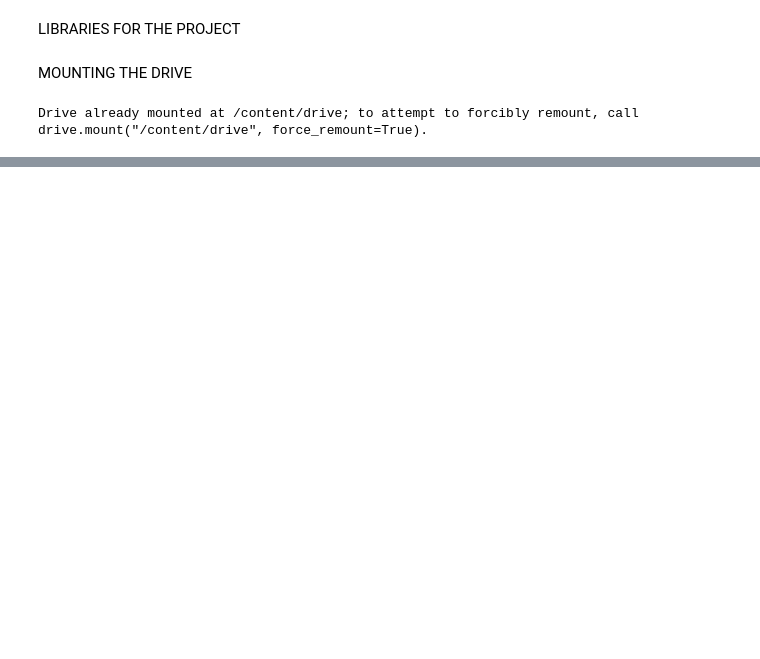
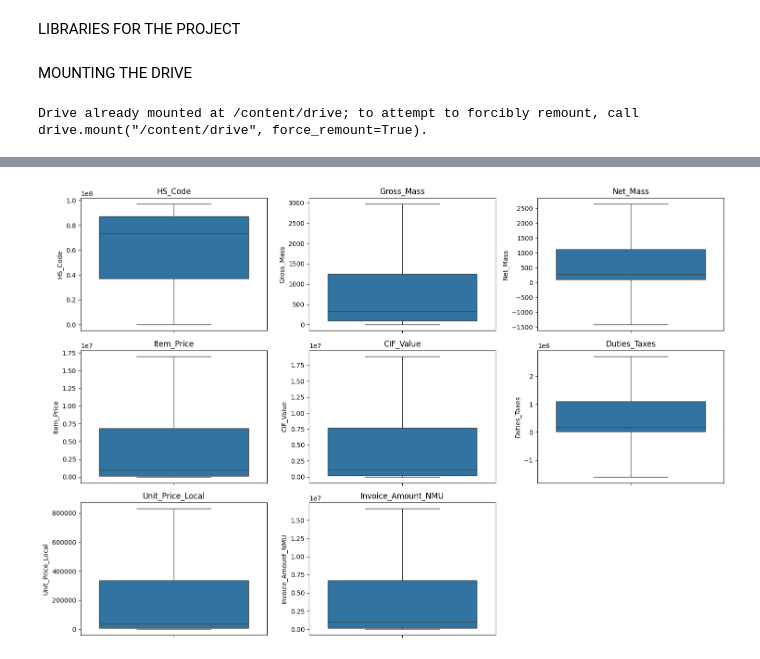
Before and after one commit to sentongo-web/MASTERS_DEGREE_PROJECT_MSDS, a Jupyter notebook: project_code.ipynb, the cells around one changed output, grey strips where cells are left out. Drawn from its saved outputs; the diff is of its cells as text; code cells hidden in the pictures; blank space fills up the shorter version.

```diff
--- a/project_code.ipynb
+++ b/project_code.ipynb
@@ -42,0 +76,8 @@ data = pd.read_excel(file_path)
+# %%
+# Convert all monetary columns to UGX
+monetary_columns = ['Item_Price', 'CIF_Value', 'Duties_Taxes', 'Unit_Price_Local',
+                    'Invoice_Amount_NMU', 'Added_Costs', 'Internal_Freight_NMU', 'Additional_Charges_NMU']
+# %%
+for column in monetary_columns:
+    # since VIT_INV_CUR_COD indicates the currency of the monetary columns
+    data[column] = data.apply(lambda row: row[column] * exchange_rates.get(row['Invoice_Currency_Code'], 1), axis=1)
@@ -42,0 +440,15 @@ data = pd.read_excel(file_path)
+# %%
+plt.figure(figsize=(15, 10))  # Adjusting figure size as needed
+num_cols = len(data_processed.select_dtypes(include=['float64']).columns)
+# Calculate the number of rows and columns for subplots
+num_rows = (num_cols + 2) // 3  # Ensure enough rows to accommodate all columns
+
+for i, col in enumerate(data_processed.select_dtypes(include=['float64']).columns):
+    plt.subplot(num_rows, 3, i + 1)  # Dynamically adjust subplot grid
+    sns.boxplot(y=data_processed[col])
+    plt.title(col)
+    plt.tight_layout()  # Adjust spacing between subplots
+
+plt.show()
+# %% [output]
+[figure, added]
```
Also changed, not shown: parts of 25 cells of this notebook.
